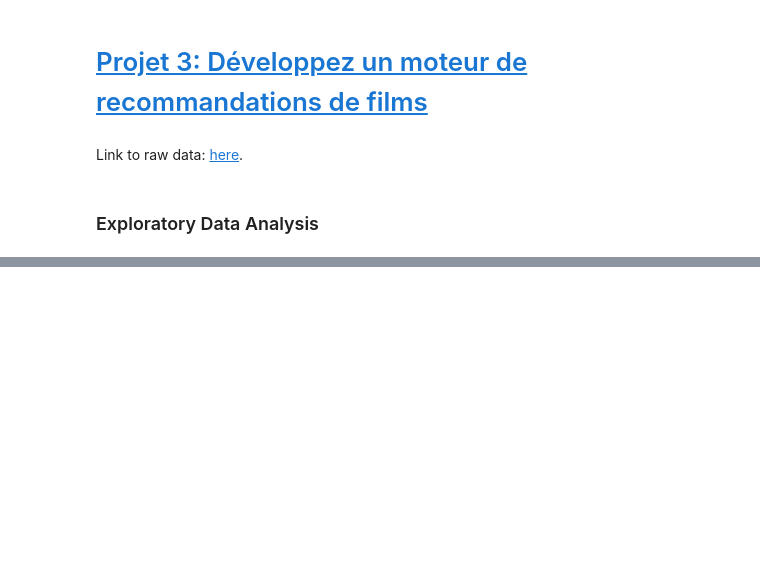
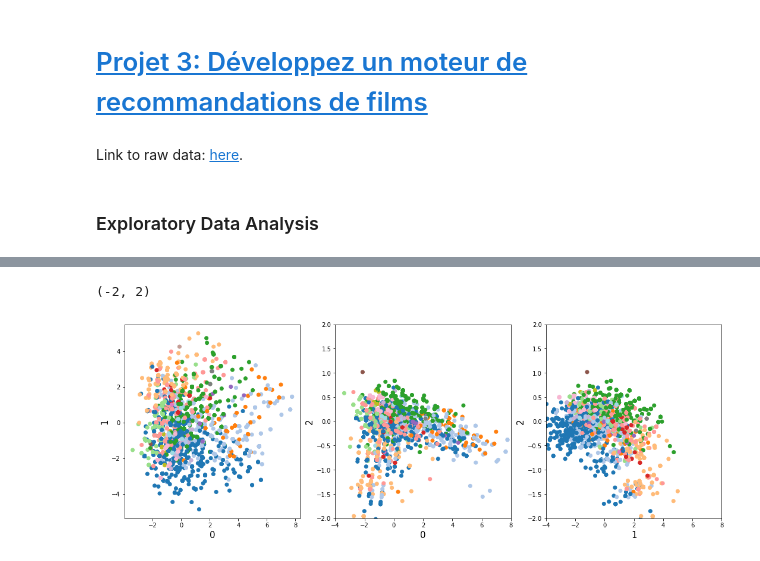
Before and after one commit to 0-tree/OCDataSciencePath, a Jupyter notebook: Project3/dev_dataExploration.ipynb, the cells around one changed output, grey strips where cells are left out. Saved outputs shown, nothing was run; the diff lists cells and outputs as text; code cells hidden in the pictures; blank space fills up the shorter version.

```diff
--- a/Project3/dev_dataExploration.ipynb
+++ b/Project3/dev_dataExploration.ipynb
@@ -26,3 +33,6 @@ else:
 df = pd.read_csv(pathToData)
 # %% [markdown]
 ### Exploratory Data Analysis
+# %%
+X = df.filter(like='genres',axis=1).values
+X.shape
@@ -28,0 +41,4 @@ df = pd.read_csv(pathToData)
+# %%
+print(X.mean(axis=0))
+print(X.std(axis=0))
+Xs = StandardScaler().fit_transform(X)
@@ -28,0 +58,3 @@ df = pd.read_csv(pathToData)
+# %%
+pca = PCA(n_components=3)
+Xpc = pca.fit_transform(Xs)
@@ -28,0 +71,24 @@ df = pd.read_csv(pathToData)
+# %%
+f = plt.figure(figsize=(18,6))
+
+ax = f.add_subplot(1,3,1)
+ax.scatter(Xpc[:,0],Xpc[:,1],color=cm.tab20(X.argmax(axis=1)))
+ax.set_xlabel(0, fontsize = 15)
+ax.set_ylabel(1, fontsize = 15)
+
+ax = f.add_subplot(1,3,2)
+ax.scatter(Xpc[:,0],Xpc[:,2],color=cm.tab20(X.argmax(axis=1)))
+ax.set_xlabel(0, fontsize = 15)
+ax.set_ylabel(2, fontsize = 15)
+ax.set_xlim(-4,8)
+ax.set_ylim(-2,2)
+
+ax = f.add_subplot(1,3,3)
+ax.scatter(Xpc[:,1],Xpc[:,2],color=cm.tab20(X.argmax(axis=1)))
+ax.set_xlabel(1, fontsize = 15)
+ax.set_ylabel(2, fontsize = 15)
+ax.set_xlim(-4,8)
+ax.set_ylim(-2,2)
+# %% [output]
+(-2, 2)
+[figure, added]
```
Also changed, not shown: parts of 4 cells of this notebook.
